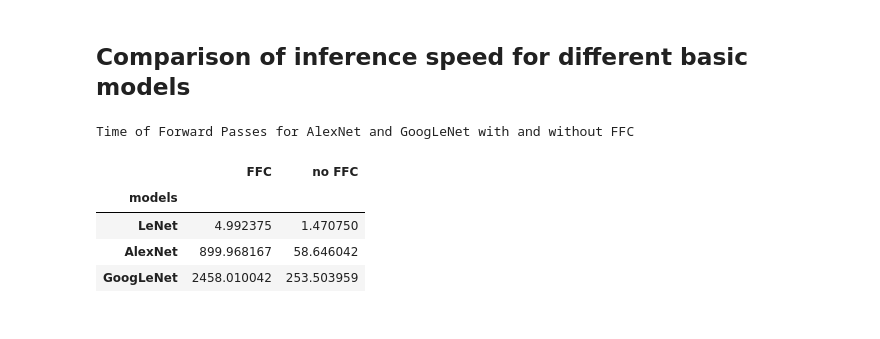
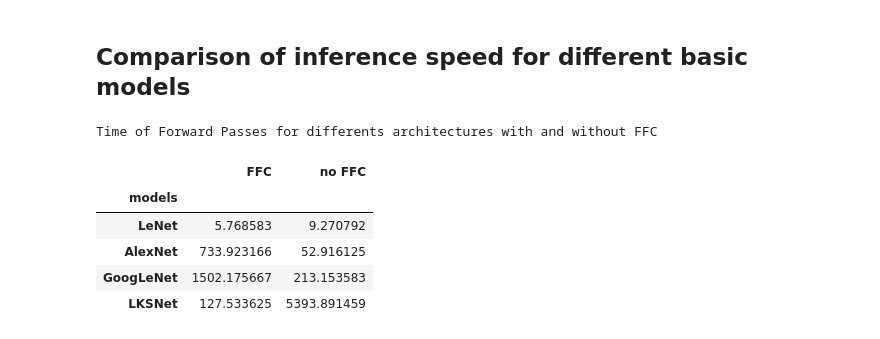
Before and after one commit to vilhess/FFT-Conv, a Jupyter notebook: benchmark.ipynb, the cells around one changed output. Cells and saved outputs as stored; diff of their text form; code cells hidden in the pictures.

```diff
--- a/benchmark.ipynb
+++ b/benchmark.ipynb
@@ -230,43 +231,44 @@ plt.show()
 # %% [markdown]
 ## Comparison of inference speed for different basic models
 # %%
-models = [LeNet, AlexNet, GoogLeNet]
+models = [LeNet, AlexNet, GoogLeNet, LKSNet]
 bools = [False, True]
 
-benchmark = {'models':['LeNet', 'AlexNet', 'GoogLeNet'],
+benchmark = {'models':['LeNet', 'AlexNet', 'GoogLeNet', 'LKSNet'],
              'FFC':[],
              'no FFC':[]}
 
 for model in models:
     for is_fourier in bools:
         if model == LeNet:
             x = torch.randn(10, 1, 28, 28)
         else:
             x = torch.randn(10, 3, 227, 227)
         net = model(fourier=is_fourier)
         torch.mps.synchronize()
         t0 = torch.mps.Event(enable_timing=True)
         t1 = torch.mps.Event(enable_timing=True)
         t0.record()
         out = net(x)
         t1.record()
         torch.mps.synchronize()
         if is_fourier:
             benchmark['FFC'].append(t0.elapsed_time(t1))
         else:
             benchmark['no FFC'].append(t0.elapsed_time(t1))
 
 benchmark = pd.DataFrame(benchmark)
 benchmark.index = benchmark['models']
 benchmark.drop(columns=['models'], inplace=True)
 
-title = "Time of Forward Passes for AlexNet and GoogLeNet with and without FFC"
+title = "Time of Forward Passes for differents architectures with and without FFC"
 print(title)
 benchmark
 # %% [output]
-Time of Forward Passes for AlexNet and GoogLeNet with and without FFC
+Time of Forward Passes for differents architectures with and without FFC
 |  | FFC | no FFC |
 | models |  |  |
-| LeNet | 4.992375 | 1.470750 |
-| AlexNet | 899.968167 | 58.646042 |
-| GoogLeNet | 2458.010042 | 253.503959 |
+| LeNet | 5.768583 | 9.270792 |
+| AlexNet | 733.923166 | 52.916125 |
+| GoogLeNet | 1502.175667 | 213.153583 |
+| LKSNet | 127.533625 | 5393.891459 |
```
Also changed, not shown: parts of 9 cells of this notebook, 1 other file.
